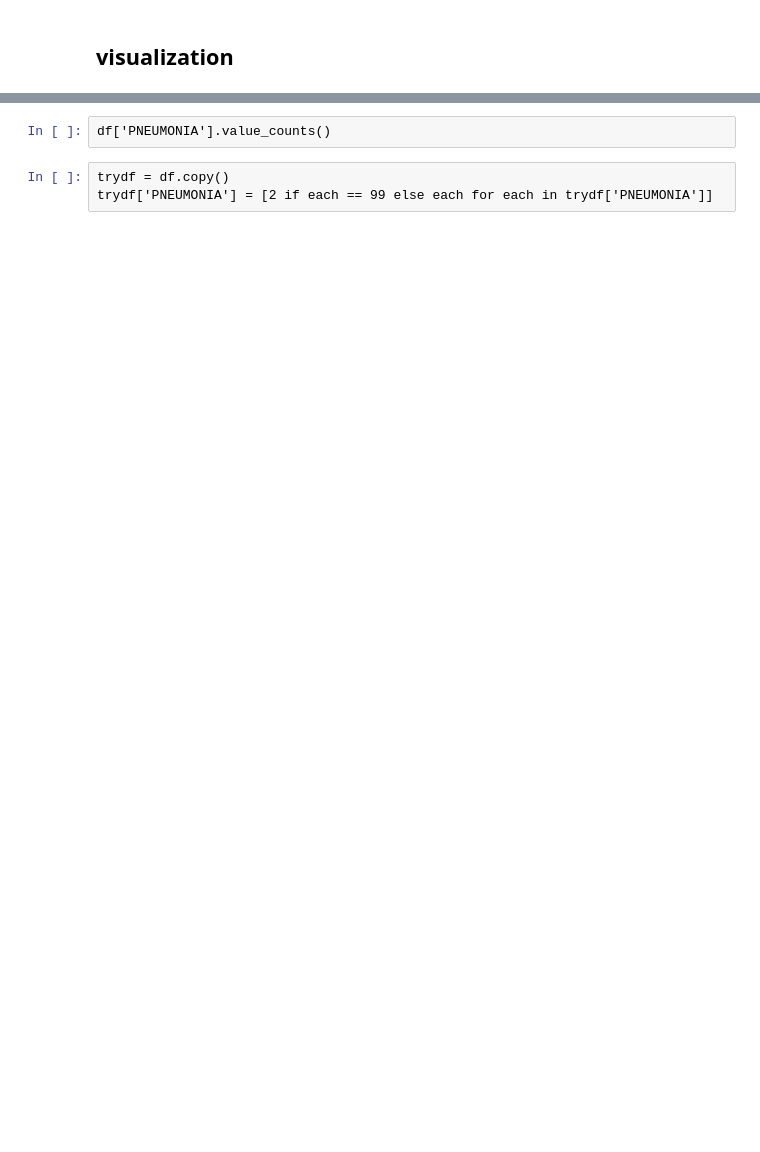
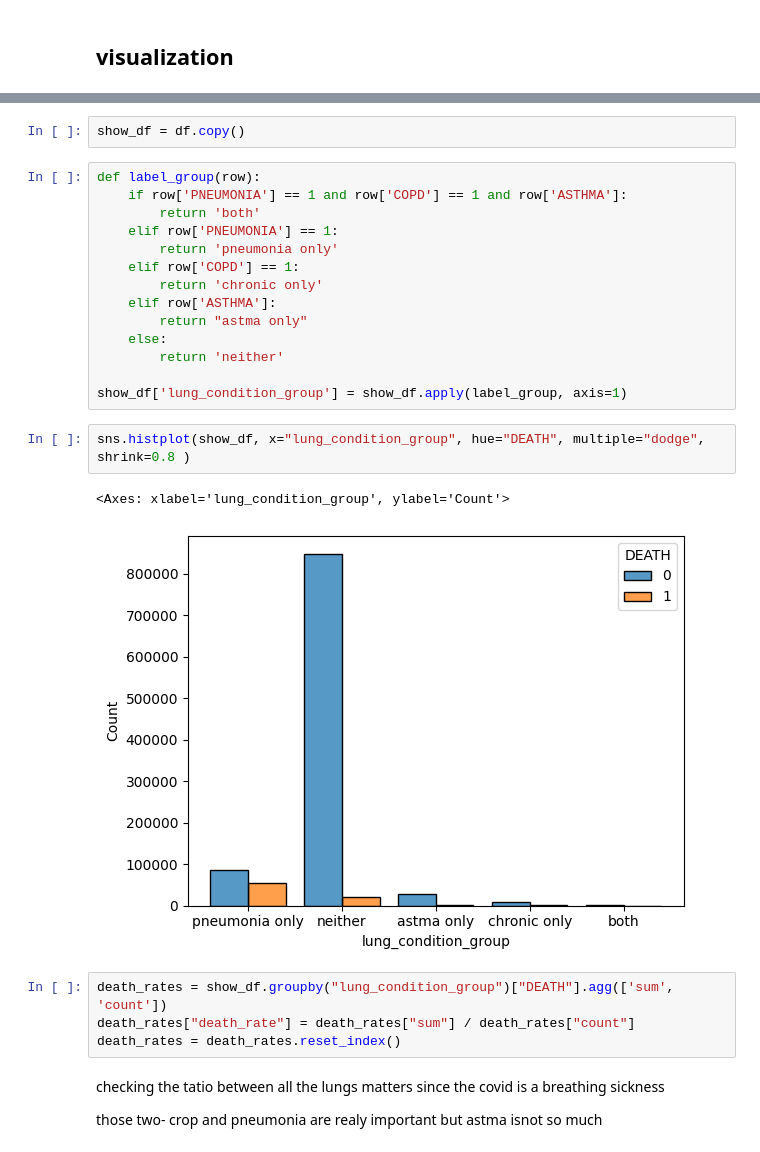
Before and after one commit to Shu6136713/covid19_final_ML_project, a Jupyter notebook: cleaning.ipynb, the cells around one changed output, grey strips where cells are left out. Cells and saved outputs as stored; diff of their text form; blank space fills up the shorter version.

```diff
--- a/cleaning.ipynb
+++ b/cleaning.ipynb
@@ -144,6 +317,30 @@ sns.countplot(df, x="PNEUMONIA", hue="DEATH")
-# %%
-df['PNEUMONIA'].value_counts()
-# %%
-trydf = df.copy()
-trydf['PNEUMONIA'] = [2 if each == 99 else each for each in trydf['PNEUMONIA']]
+# %%
+show_df = df.copy()
+# %%
+def label_group(row):
+    if row['PNEUMONIA'] == 1 and row['COPD'] == 1 and row['ASTHMA']:
+        return 'both'
+    elif row['PNEUMONIA'] == 1:
+        return 'pneumonia only'
+    elif row['COPD'] == 1:
+        return 'chronic only'
+    elif row['ASTHMA']:
+        return "astma only"
+    else:
+        return 'neither'
+
+show_df['lung_condition_group'] = show_df.apply(label_group, axis=1)
+# %%
+sns.histplot(show_df, x="lung_condition_group", hue="DEATH", multiple="dodge", shrink=0.8 )
+# %% [output]
+<Axes: xlabel='lung_condition_group', ylabel='Count'>
+[figure, added]
+# %%
+death_rates = show_df.groupby("lung_condition_group")["DEATH"].agg(['sum', 'count'])
+death_rates["death_rate"] = death_rates["sum"] / death_rates["count"]
+death_rates = death_rates.reset_index()
+# %% [markdown]
+checking the tatio between all the lungs matters since the covid is a breathing sickness
+
+those two- crop and pneumonia are realy important but astma isnot so much
 # %%
```
Also changed, not shown: parts of 48 cells of this notebook, 1 other file.
